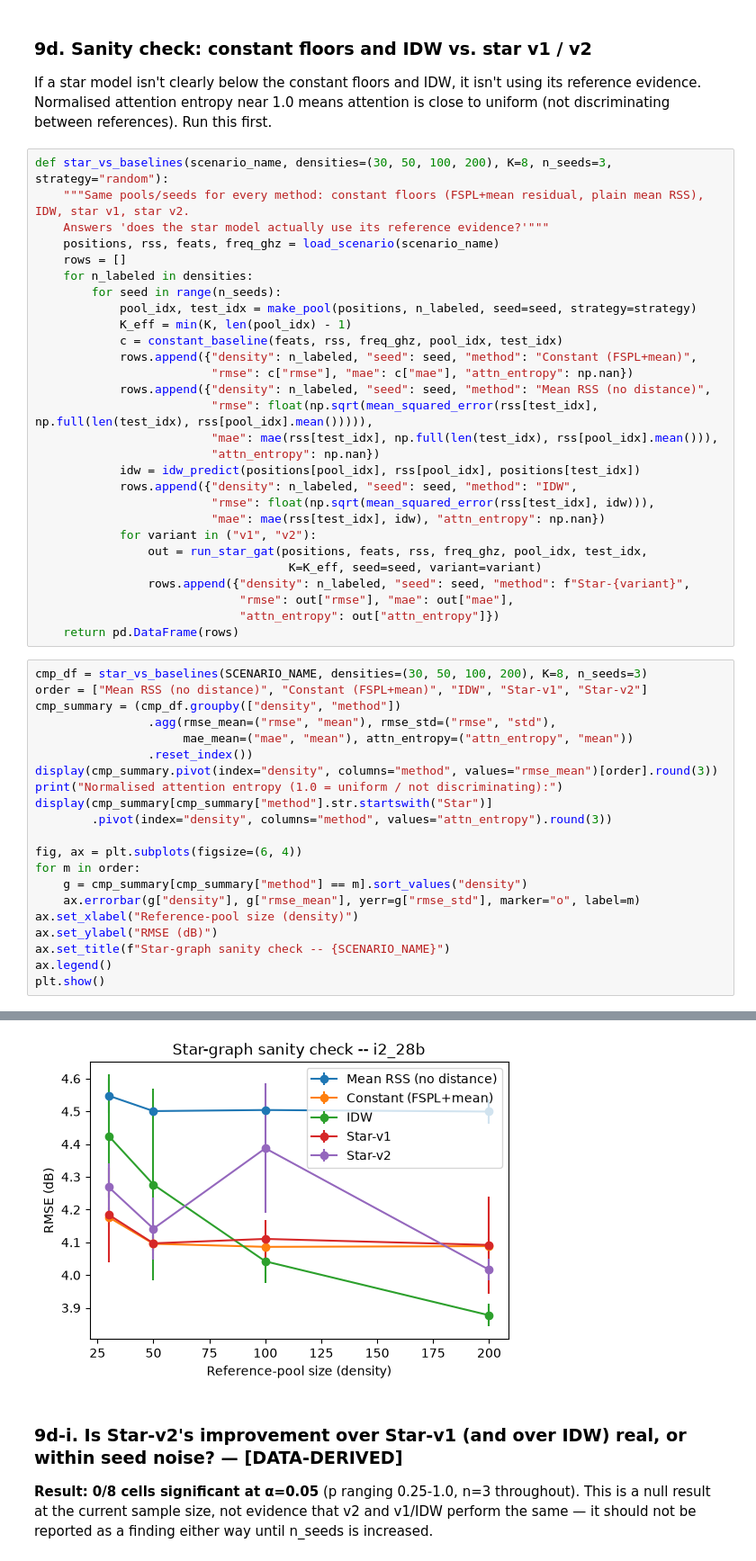
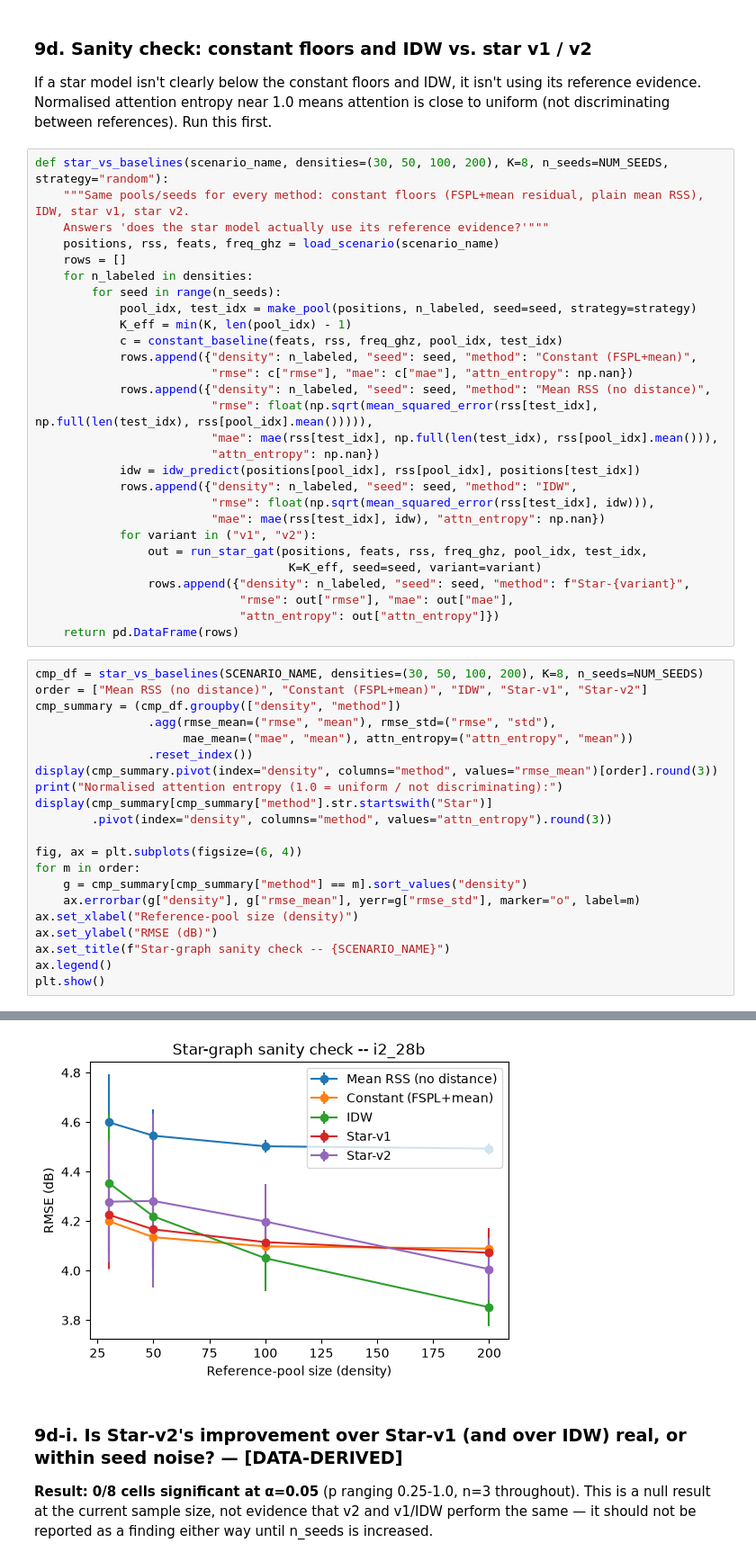
Before and after one commit to CompileArtisan/prism, a Jupyter notebook: radiomap_6g_sweep.ipynb, the cells around one changed output, grey strips where cells are left out. Shown at 90% size. Cells and saved outputs as stored; diff of their text form.

```diff
--- a/radiomap_6g_sweep.ipynb
+++ b/radiomap_6g_sweep.ipynb
@@ -2369,7 +2528,7 @@ def sampling_strategy_sweep(scenario_name, densities=(30, 50, 100, 200),
 
 If a star model isn't clearly below the constant floors and IDW, it isn't using its reference evidence. Normalised attention entropy near 1.0 means attention is close to uniform (not discriminating between references). Run this first.
 # %%
-def star_vs_baselines(scenario_name, densities=(30, 50, 100, 200), K=8, n_seeds=3, strategy="random"):
+def star_vs_baselines(scenario_name, densities=(30, 50, 100, 200), K=8, n_seeds=NUM_SEEDS, strategy="random"):
     """Same pools/seeds for every method: constant floors (FSPL+mean residual, plain mean RSS), IDW, star v1, star v2.
     Answers 'does the star model actually use its reference evidence?'"""
     positions, rss, feats, freq_ghz = load_scenario(scenario_name)
@@ -2397,7 +2556,7 @@ def star_vs_baselines(scenario_name, densities=(30, 50, 100, 200), K=8, n_seeds=
                              "attn_entropy": out["attn_entropy"]})
     return pd.DataFrame(rows)
 # %%
-cmp_df = star_vs_baselines(SCENARIO_NAME, densities=(30, 50, 100, 200), K=8, n_seeds=3)
+cmp_df = star_vs_baselines(SCENARIO_NAME, densities=(30, 50, 100, 200), K=8, n_seeds=NUM_SEEDS)
 order = ["Mean RSS (no distance)", "Constant (FSPL+mean)", "IDW", "Star-v1", "Star-v2"]
 cmp_summary = (cmp_df.groupby(["density", "method"])
                 .agg(rmse_mean=("rmse", "mean"), rmse_std=("rmse", "std"),
@@ -2438,4 +2597,4 @@ Normalised attention entropy (1.0 = uniform / not discriminating):
-[figure, old version]
+[figure, new version]
 # %% [markdown]
 ### 9d-i. Is Star-v2's improvement over Star-v1 (and over IDW) real, or within seed noise? — **[DATA-DERIVED]**
 
```
Also changed, not shown: parts of 31 cells of this notebook.
